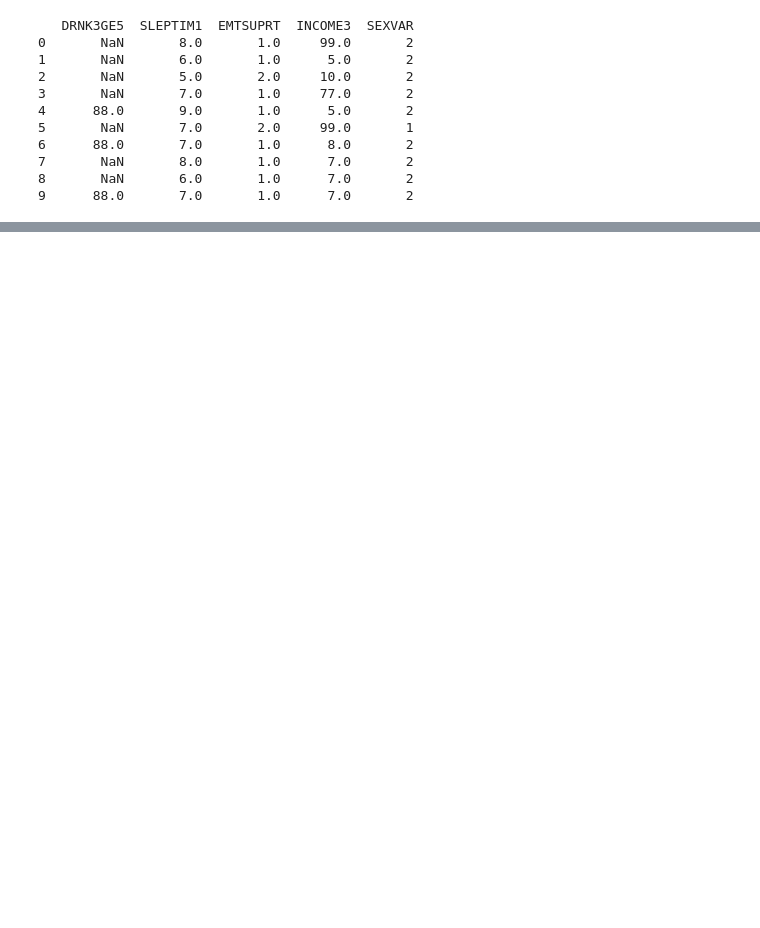
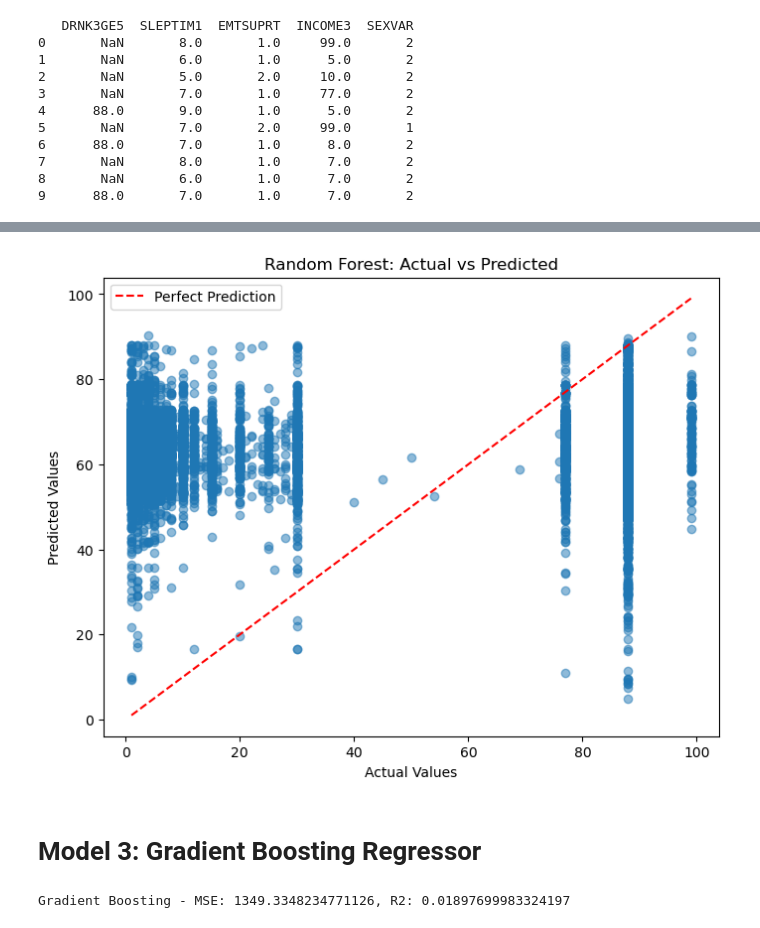
Before and after one commit to katemyer/DataScience, a Jupyter notebook: Capstone 2/Modeling.ipynb, the cells around one changed output, grey strips where cells are left out. Drawn from its saved outputs; the diff is of its cells as text; code cells hidden in the pictures; blank space fills up the shorter version.

```diff
--- a/Capstone 2/Modeling.ipynb
+++ b/Capstone 2/Modeling.ipynb
@@ -71,0 +169,41 @@ print(df.head(10))
+# %%
+# Make predictions with the Random Forest model
+y_pred_rf = rf_pipeline.predict(X_test)
+
+# Create a scatter plot for predicted vs actual values
+plt.figure(figsize=(8, 6))
+plt.scatter(y_test, y_pred_rf, alpha=0.5)
+plt.plot([y_test.min(), y_test.max()], [y_test.min(), y_test.max()], '--r', label='Perfect Prediction')
+plt.xlabel('Actual Values')
+plt.ylabel('Predicted Values')
+plt.title('Random Forest: Actual vs Predicted')
+plt.legend()
+plt.show()
+# %% [output]
+[figure, added]
+# %% [markdown]
+# Model 3: Gradient Boosting Regressor
+# %%
+# Gradient Boosting Model
+gb_model = GradientBoostingRegressor(random_state=42)
+
+# Create a pipeline
+gb_pipeline = Pipeline(steps=[
+    ('preprocessor', preprocessor),
+    ('model', gb_model)
+])
+
+# Train the model
+gb_pipeline.fit(X_train, y_train)
+
+# Make predictions
+y_pred_gb = gb_pipeline.predict(X_test)
+
+# Evaluate the model
+mse_gb = mean_squared_error(y_test, y_pred_gb)
+r2_gb = r2_score(y_test, y_pred_gb)
+
+# Display the results
+print(f"Gradient Boosting - MSE: {mse_gb}, R2: {r2_gb}")
+# %% [output]
+Gradient Boosting - MSE: 1349.3348234771126, R2: 0.01897699983324197
```
Also changed, not shown: parts of 17 cells of this notebook.
